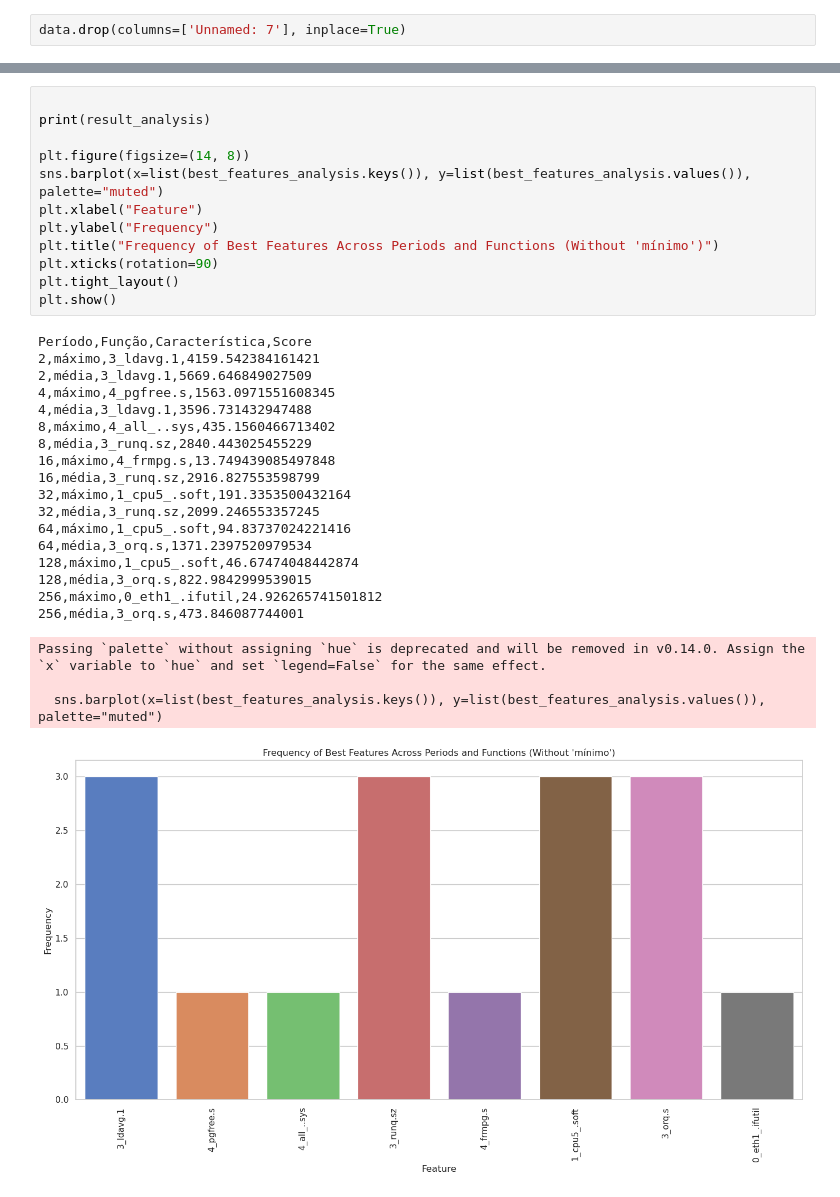
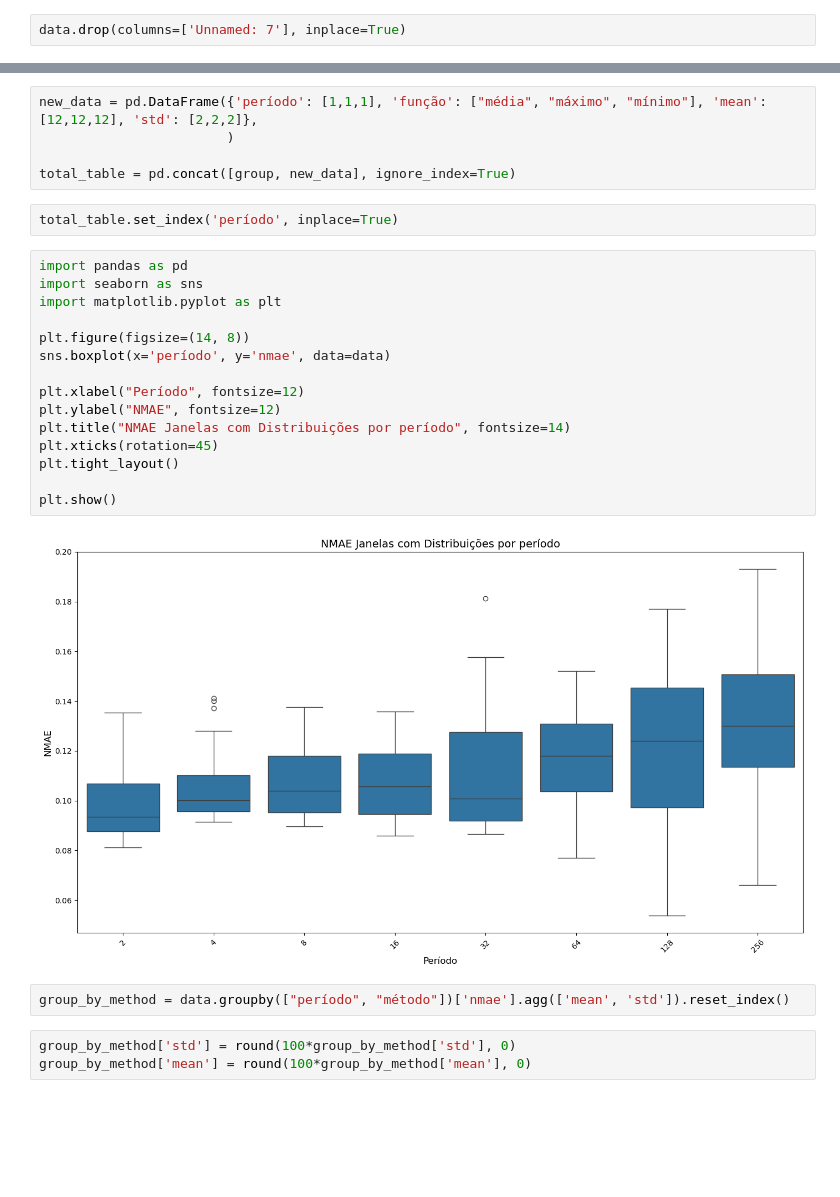
Before and after one commit to DaviVilarinho/ic-intervalo-qos, a Jupyter notebook: AnalisePeriodicidadeAgregada.ipynb, the cells around one changed output, grey strips where cells are left out. Drawn from its saved outputs; the diff is of its cells as text; blank space fills up the shorter version.

```diff
--- a/AnalisePeriodicidadeAgregada.ipynb
+++ b/AnalisePeriodicidadeAgregada.ipynb
@@ -253,34 +34,29 @@ for period in periods:
-# %%
-
-print(result_analysis)
-
-plt.figure(figsize=(14, 8))
-sns.barplot(x=list(best_features_analysis.keys()), y=list(best_features_analysis.values()), palette="muted")
-plt.xlabel("Feature")
-plt.ylabel("Frequency")
-plt.title("Frequency of Best Features Across Periods and Functions (Without 'mínimo')")
-plt.xticks(rotation=90)
-plt.tight_layout()
-plt.show()
-# %% [output]
-Período,Função,Característica,Score
-2,máximo,3_ldavg.1,4159.542384161421
-2,média,3_ldavg.1,5669.646849027509
-4,máximo,4_pgfree.s,1563.0971551608345
-4,média,3_ldavg.1,3596.731432947488
-8,máximo,4_all_..sys,435.1560466713402
-8,média,3_runq.sz,2840.443025455229
-16,máximo,4_frmpg.s,13.749439085497848
-16,média,3_runq.sz,2916.827553598799
-32,máximo,1_cpu5_.soft,191.3353500432164
-32,média,3_runq.sz,2099.246553357245
-64,máximo,1_cpu5_.soft,94.83737024221416
-64,média,3_orq.s,1371.2397520979534
-128,máximo,1_cpu5_.soft,46.67474048442874
-128,média,3_orq.s,822.9842999539015
-256,máximo,0_eth1_.ifutil,24.926265741501812
-256,média,3_orq.s,473.846087744001
-Passing `palette` without assigning `hue` is deprecated and will be removed in v0.14.0. Assign the `x` variable to `hue` and set `legend=False` for the same effect.
-
-  sns.barplot(x=list(best_features_analysis.keys()), y=list(best_features_analysis.values()), palette="muted")
-[figure, removed]
+# %%
+new_data = pd.DataFrame({'período': [1,1,1], 'função': ["média", "máximo", "mínimo"], 'mean': [12,12,12], 'std': [2,2,2]},
+                        )
+
+total_table = pd.concat([group, new_data], ignore_index=True)
+# %%
+total_table.set_index('período', inplace=True)
+# %%
+import pandas as pd
+import seaborn as sns
+import matplotlib.pyplot as plt
+
+plt.figure(figsize=(14, 8))
+sns.boxplot(x='período', y='nmae', data=data)
+
+plt.xlabel("Período", fontsize=12)
+plt.ylabel("NMAE", fontsize=12)
+plt.title("NMAE Janelas com Distribuições por período", fontsize=14)
+plt.xticks(rotation=45)
+plt.tight_layout()
+
+plt.show()
+# %% [output]
+[figure, added]
+# %%
+group_by_method = data.groupby(["período", "método"])['nmae'].agg(['mean', 'std']).reset_index()
+# %%
+group_by_method['std'] = round(100*group_by_method['std'], 0)
+group_by_method['mean'] = round(100*group_by_method['mean'], 0)
```
Also changed, not shown: parts of 11 cells of this notebook, 4 other files.
